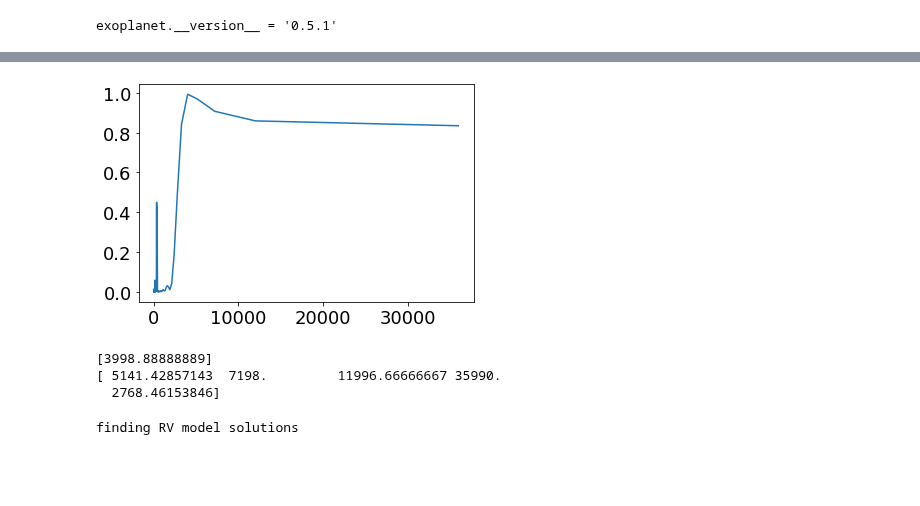
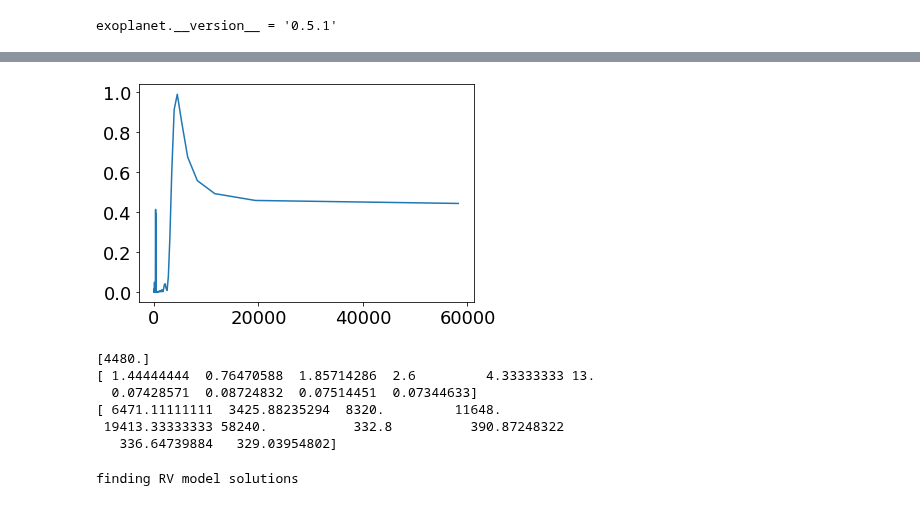
Before and after one commit to dyahalomi/roman_astrometry, a Jupyter notebook: Code/model_data.ipynb, the cells around one changed output, grey strips where cells are left out. Drawn from its saved outputs; the diff is of its cells as text; code cells hidden in the pictures; blank space fills up the shorter version.

```diff
--- a/Code/model_data.ipynb
+++ b/Code/model_data.ipynb
@@ -64,7 +64,7 @@ for ii in range(t_1, t_1+1800):
 times_observed_rv = []
 t_0 = int(Tper_earth)
 add_data = True
-for ii in range(t_0, t_0+3600):
+for ii in range(t_0, t_0+6000):
 
     if ii % 180 == 0:
         if add_data:
@@ -137,38 +137,42 @@ frequency, power = LombScargle(x_rv, y_rv).autopower()
 period = 1/frequency
 
 
 period_cut1 = period[period > 10]
 power_cut1 = power[period > 10]
 
 plt.plot(period_cut1, power_cut1)
 plt.show()
 
 
 indices = power_cut1.argsort()[-1:][::-1]
 period1 = np.array(period_cut1[indices])
 print(period1)
 
 period1_min_cut = period1 - 0.2*period1
 period1_max_cut = period1 + 0.2*period1
 #and period_cut1 > period1_min_cut
 
 period_cut2a = list(period_cut1[period_cut1 > period1_max_cut])
 period_cut2b = list(period_cut1[period_cut1 < period1_min_cut])
 period_cut2 = np.array(period_cut2a + period_cut2b)
 
 power_cut2a = list(power_cut1[period_cut1 > period1_max_cut])
 power_cut2b = list(power_cut1[period_cut1 < period1_min_cut])
 power_cut2 = np.array(power_cut2a + power_cut2b)
 
 
-indices = power_cut2.argsort()[-5:][::-1]
+indices = power_cut2.argsort()[-10:][::-1]
 period2 = period_cut2[indices]
+print(period2/period1)
 print(period2)
 # %% [output]
-[figure, old version]
+[figure, new version]
-[3998.88888889]
-[ 5141.42857143  7198.         11996.66666667 35990.
-  2768.46153846]
+[4480.]
+[ 1.44444444  0.76470588  1.85714286  2.6         4.33333333 13.
+  0.07428571  0.08724832  0.07514451  0.07344633]
+[ 6471.11111111  3425.88235294  8320.         11648.
+ 19413.33333333 58240.           332.8          390.87248322
+   336.64739884   329.03954802]
 # %%
 
 periods_guess = [360, 4330]
```
Also changed, not shown: parts of 1 cell of this notebook.
